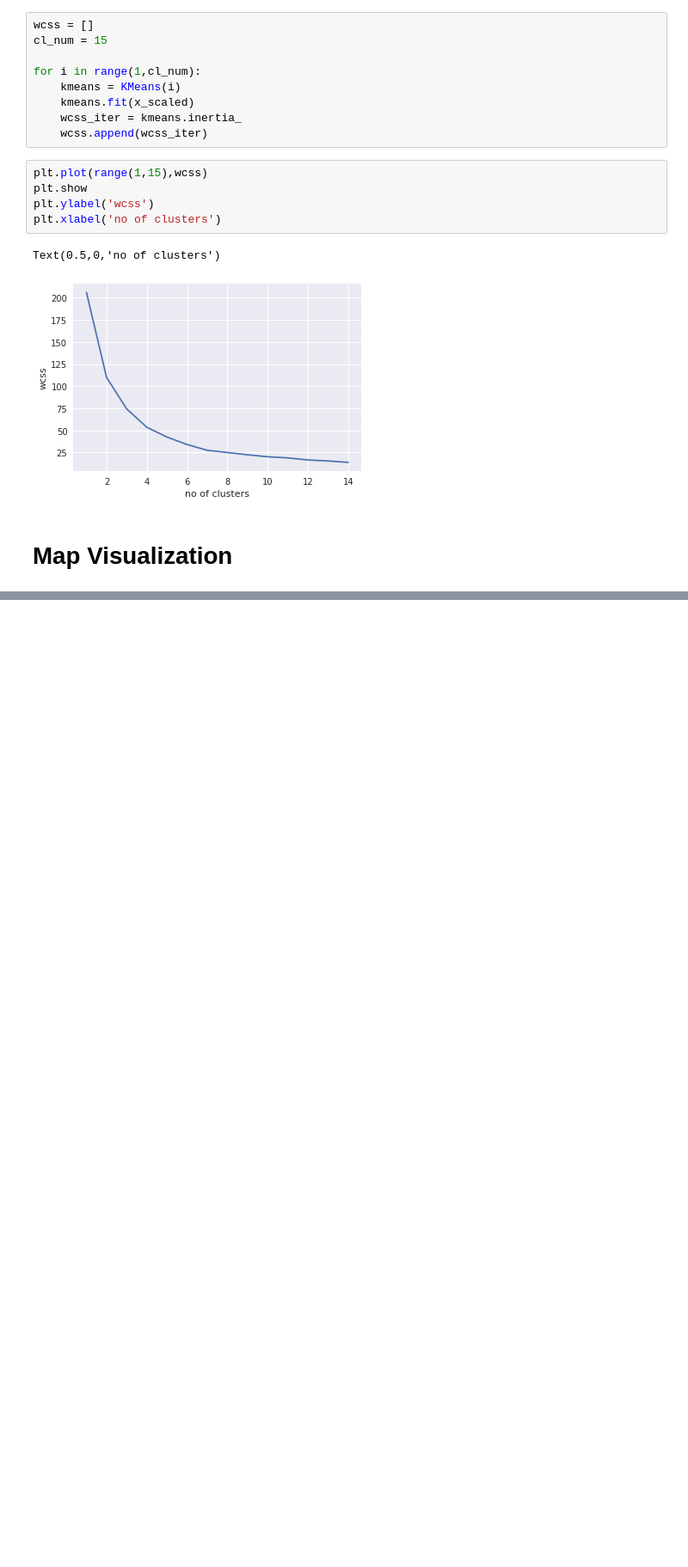
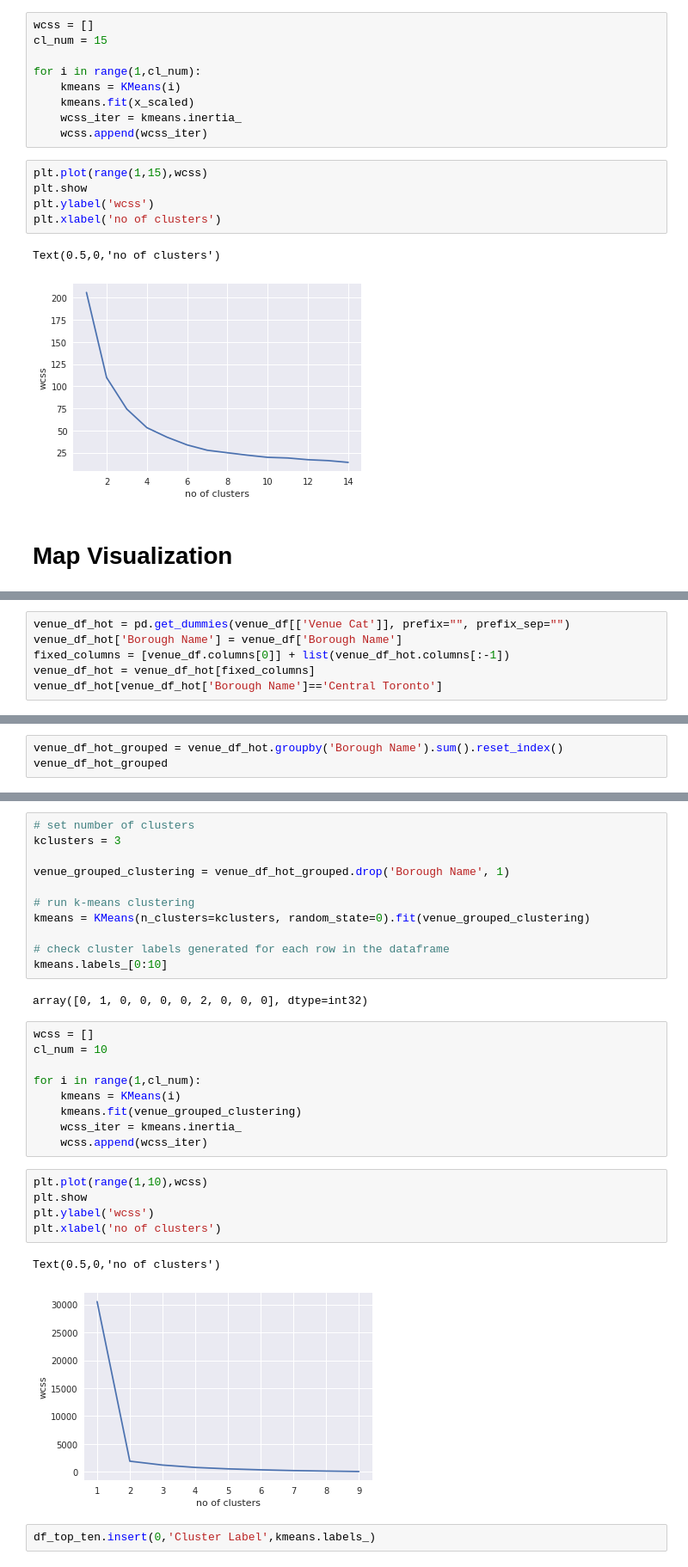
Before and after one commit to ksnblr/Coursera_Capstone, a Jupyter notebook: WebScrap.ipynb, the cells around one changed output, grey strips where cells are left out. Shown: that part at 86% size. Saved outputs shown, nothing was run; the diff lists cells and outputs as text; blank space fills up the shorter version.

```diff
--- a/WebScrap.ipynb
+++ b/WebScrap.ipynb
@@ -225,0 +335,6 @@ map_toronto
+# %%
+venue_df_hot = pd.get_dummies(venue_df[['Venue Cat']], prefix="", prefix_sep="")
+venue_df_hot['Borough Name'] = venue_df['Borough Name']
+fixed_columns = [venue_df.columns[0]] + list(venue_df_hot.columns[:-1])
+venue_df_hot = venue_df_hot[fixed_columns]
+venue_df_hot[venue_df_hot['Borough Name']=='Central Toronto']
@@ -225,0 +360,3 @@ map_toronto
+# %%
+venue_df_hot_grouped = venue_df_hot.groupby('Borough Name').sum().reset_index()
+venue_df_hot_grouped
@@ -225,0 +420,32 @@ map_toronto
+# %%
+# set number of clusters
+kclusters = 3
+
+venue_grouped_clustering = venue_df_hot_grouped.drop('Borough Name', 1)
+
+# run k-means clustering
+kmeans = KMeans(n_clusters=kclusters, random_state=0).fit(venue_grouped_clustering)
+
+# check cluster labels generated for each row in the dataframe
+kmeans.labels_[0:10]
+# %% [output]
+array([0, 1, 0, 0, 0, 0, 2, 0, 0, 0], dtype=int32)
+# %%
+wcss = []
+cl_num = 10
+
+for i in range(1,cl_num):
+    kmeans = KMeans(i)
+    kmeans.fit(venue_grouped_clustering)
+    wcss_iter = kmeans.inertia_
+    wcss.append(wcss_iter)
+# %%
+plt.plot(range(1,10),wcss)
+plt.show
+plt.ylabel('wcss')
+plt.xlabel('no of clusters')
+# %% [output]
+Text(0.5,0,'no of clusters')
+[figure, added]
+# %%
+df_top_ten.insert(0,'Cluster Label',kmeans.labels_)
```
Also changed, not shown: parts of 27 cells of this notebook.
